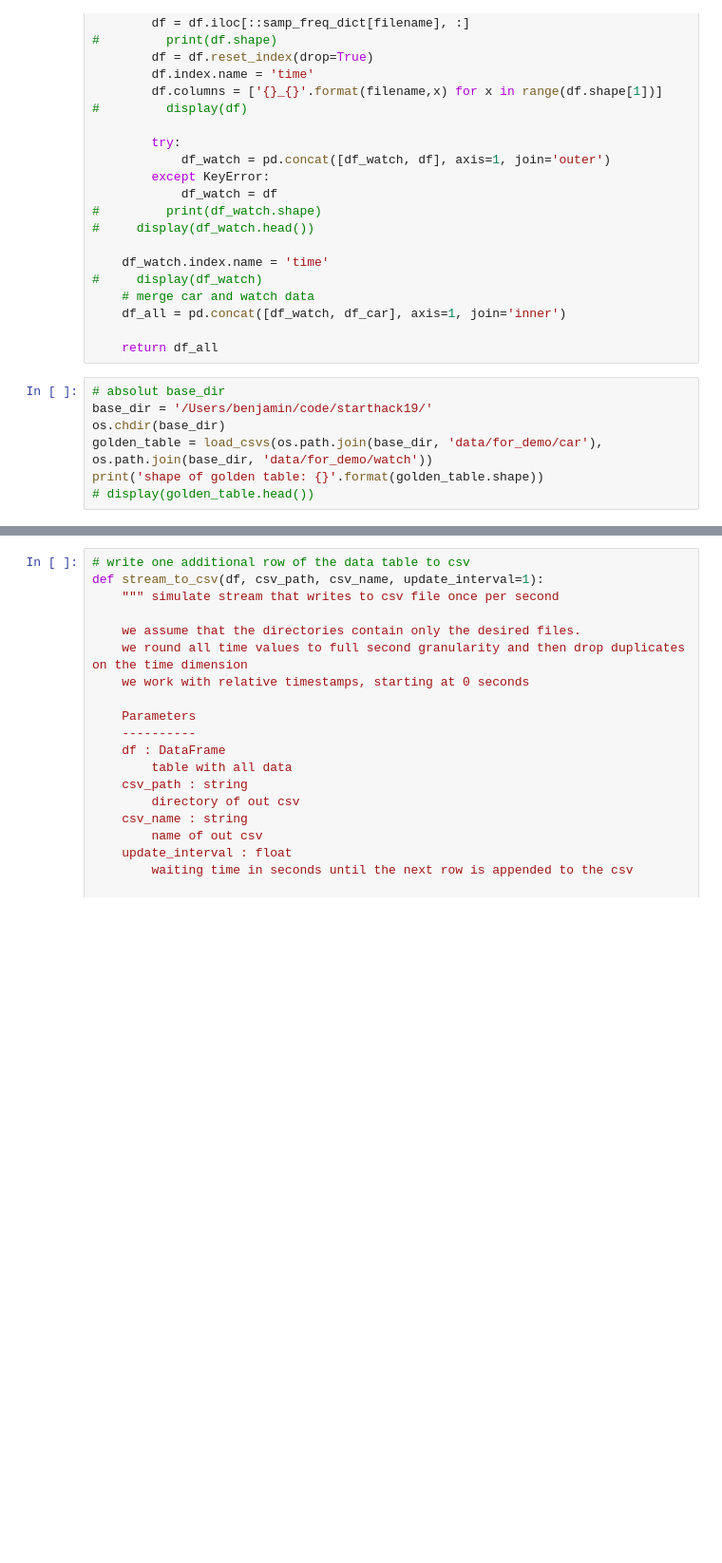
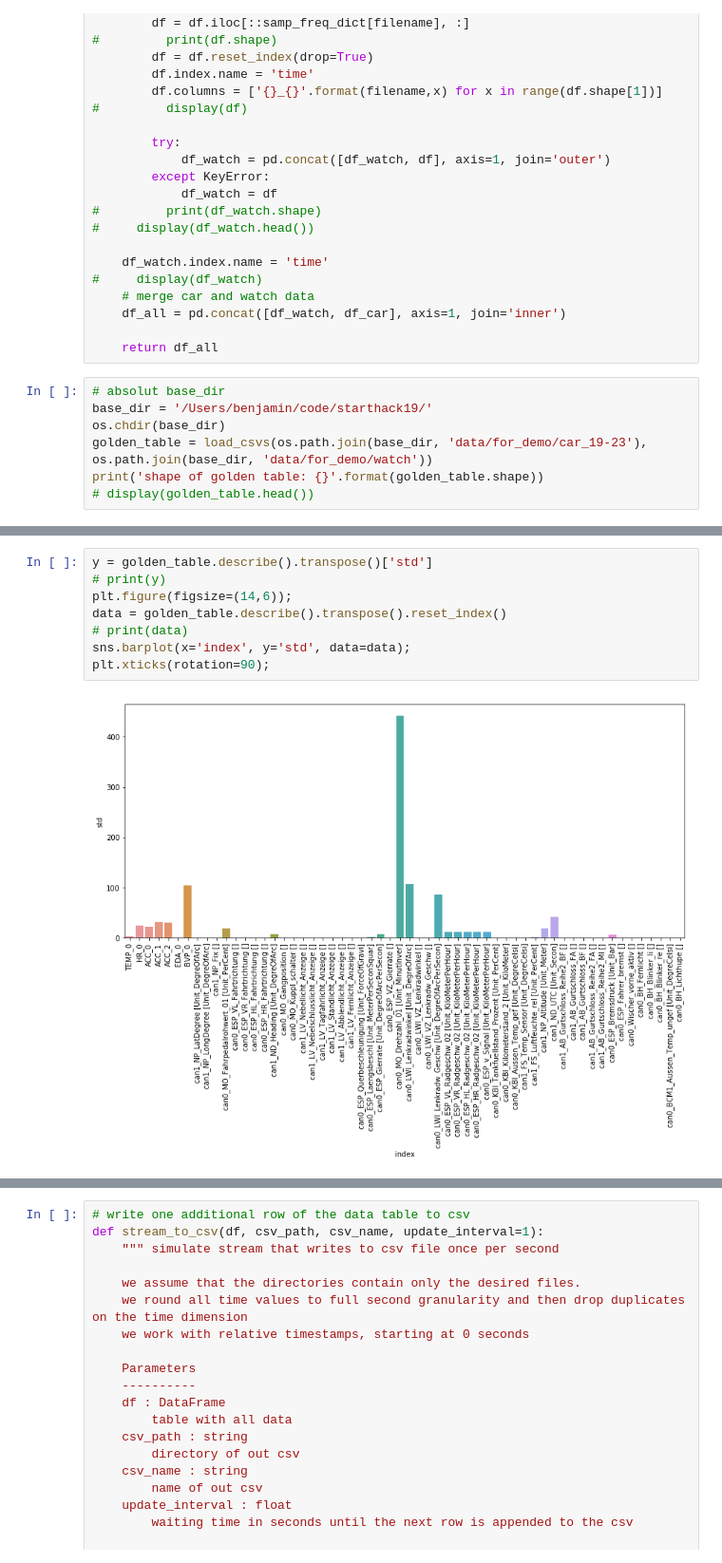
Before and after one commit to bentaculum/starthack19, a Jupyter notebook: notebooks/csv_processing.ipynb, the cells around one changed output, grey strips where cells are left out. Shown at 95% size. Cells and saved outputs as stored; diff of their text form; blank space fills up the shorter version.

Commit message:
added car data to use, plotting car data in the notebook

```diff
--- a/notebooks/csv_processing.ipynb
+++ b/notebooks/csv_processing.ipynb
@@ -90,7 +93,7 @@ def load_csvs(dir_car, dir_watch):
 # absolut base_dir
 base_dir = '/Users/benjamin/code/starthack19/'
 os.chdir(base_dir)
-golden_table = load_csvs(os.path.join(base_dir, 'data/for_demo/car'), os.path.join(base_dir, 'data/for_demo/watch'))
+golden_table = load_csvs(os.path.join(base_dir, 'data/for_demo/car_19-23'), os.path.join(base_dir, 'data/for_demo/watch'))
 print('shape of golden table: {}'.format(golden_table.shape))
 # display(golden_table.head())
 # %% [output]
@@ -113,0 +133,10 @@ shape of golden table: (146, 58)
+# %%
+y = golden_table.describe().transpose()['std']
+# print(y)
+plt.figure(figsize=(14,6));
+data = golden_table.describe().transpose().reset_index()
+# print(data)
+sns.barplot(x='index', y='std', data=data);
+plt.xticks(rotation=90);
+# %% [output]
+[figure, added]
```
Also changed, not shown: parts of 5 cells of this notebook, 1 other file.
